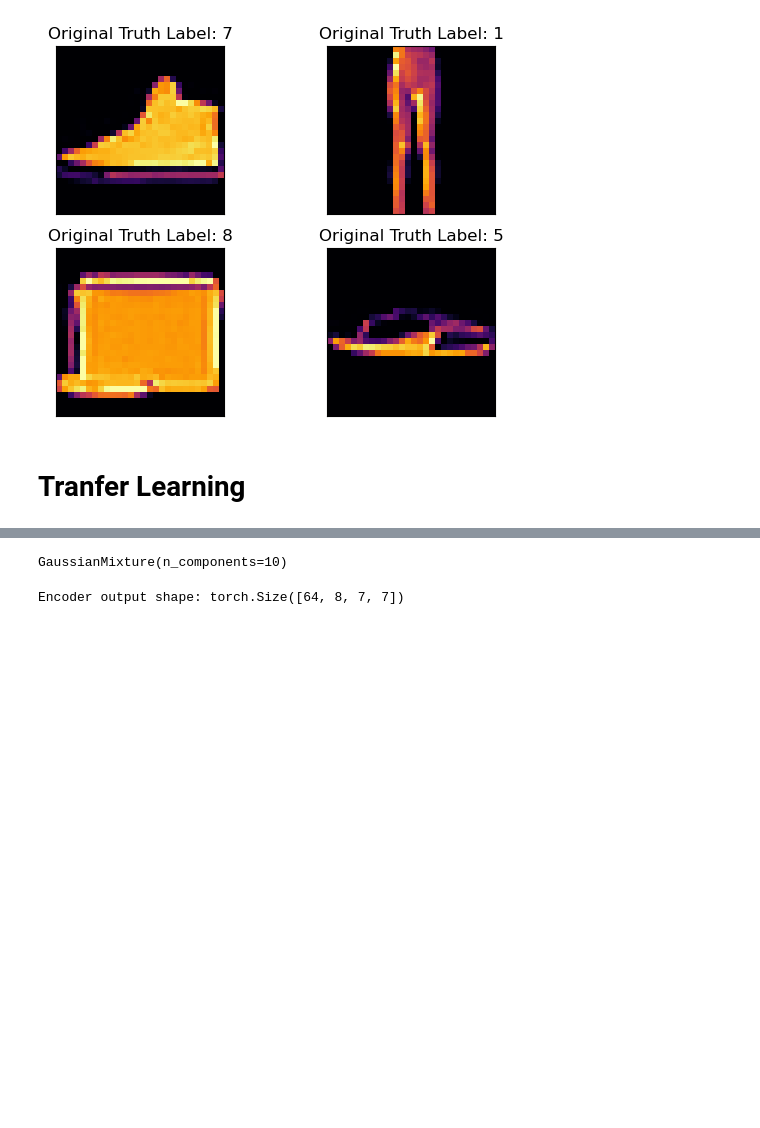
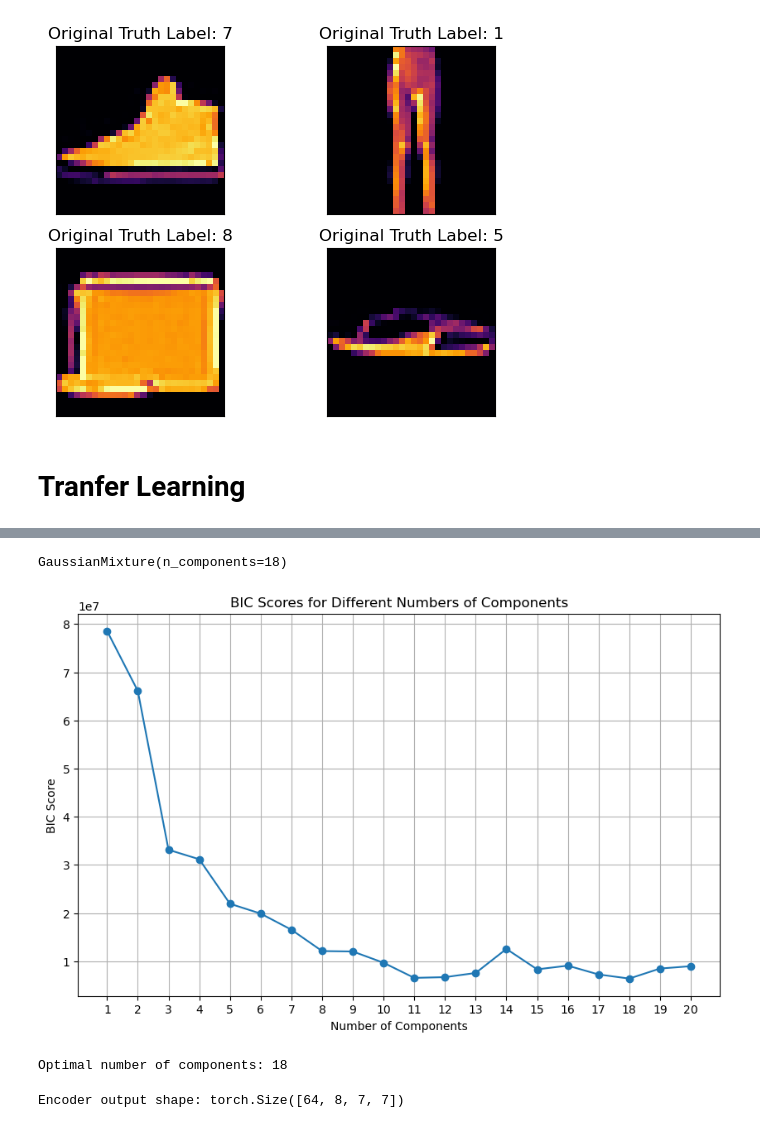
Before and after one commit to Dopo0/Project-deep-unsupervised-learning, a Jupyter notebook: AE_GMMs.ipynb, the cells around one changed output, grey strips where cells are left out. Saved outputs shown, nothing was run; the diff lists cells and outputs as text; code cells hidden in the pictures; blank space fills up the shorter version.

```diff
--- a/AE_GMMs.ipynb
+++ b/AE_GMMs.ipynb
@@ -155,11 +174,41 @@ with torch.no_grad():
 latent_vectors = np.concatenate(latent_vectors)
 
 # Fit a Gaussian Mixture Model
-n_components = 10  # Adjust the number of components as needed
+n_components = 18  # Adjust the number of components as needed
 gmm = GaussianMixture(n_components=n_components, covariance_type='full')
 gmm.fit(latent_vectors)
 # %% [output]
-GaussianMixture(n_components=10)
+GaussianMixture(n_components=18)
+# %%
+# Initialize list to store BIC scores
+bic_scores = []
+num_components_range = range(1, 21)
+# Try different numbers of components
+for n_components in num_components_range:  # Adjust the range as needed
+    # Fit GMM with current number of components
+    gmm = GaussianMixture(n_components=n_components, covariance_type='full')
+    gmm.fit(latent_vectors)  # Assuming latent_vectors is already computed
+
+    # Calculate BIC score
+    bic = gmm.bic(latent_vectors)
+    bic_scores.append(bic)
+
+# Plot BIC scores
+plt.figure(figsize=(10, 6))
+plt.plot(num_components_range, bic_scores, marker='o', linestyle='-')
+plt.title('BIC Scores for Different Numbers of Components')
+plt.xlabel('Number of Components')
+plt.ylabel('BIC Score')
+plt.xticks(num_components_range)
+plt.grid(True)
+plt.show()
+
+# Find the optimal number of components with minimum BIC score
+optimal_components = np.argmin(bic_scores) + 1  # +1 to account for 0-based indexing
+print("Optimal number of components:", optimal_components)
+# %% [output]
+[figure, added]
+Optimal number of components: 18
 # %%
 # Get a sample input image
 sample_input, _ = next(iter(trainLoader))
```
Also changed, not shown: parts of 4 cells of this notebook, 1 other file.
